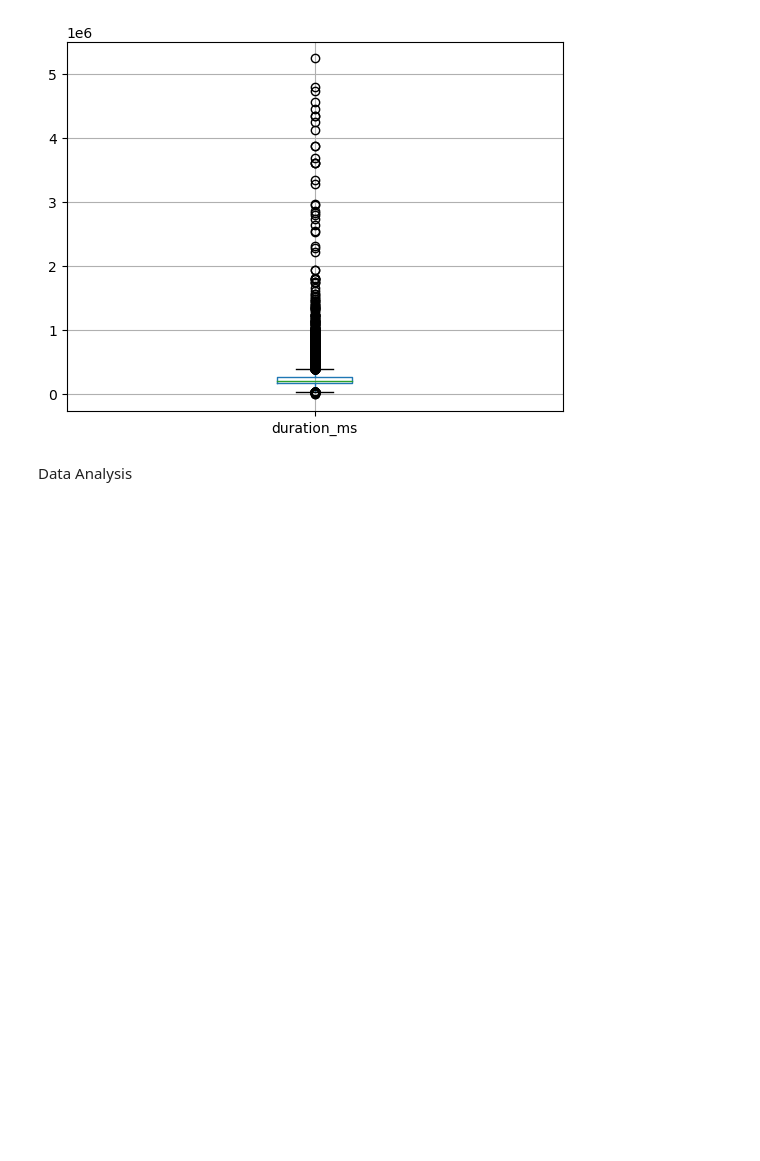
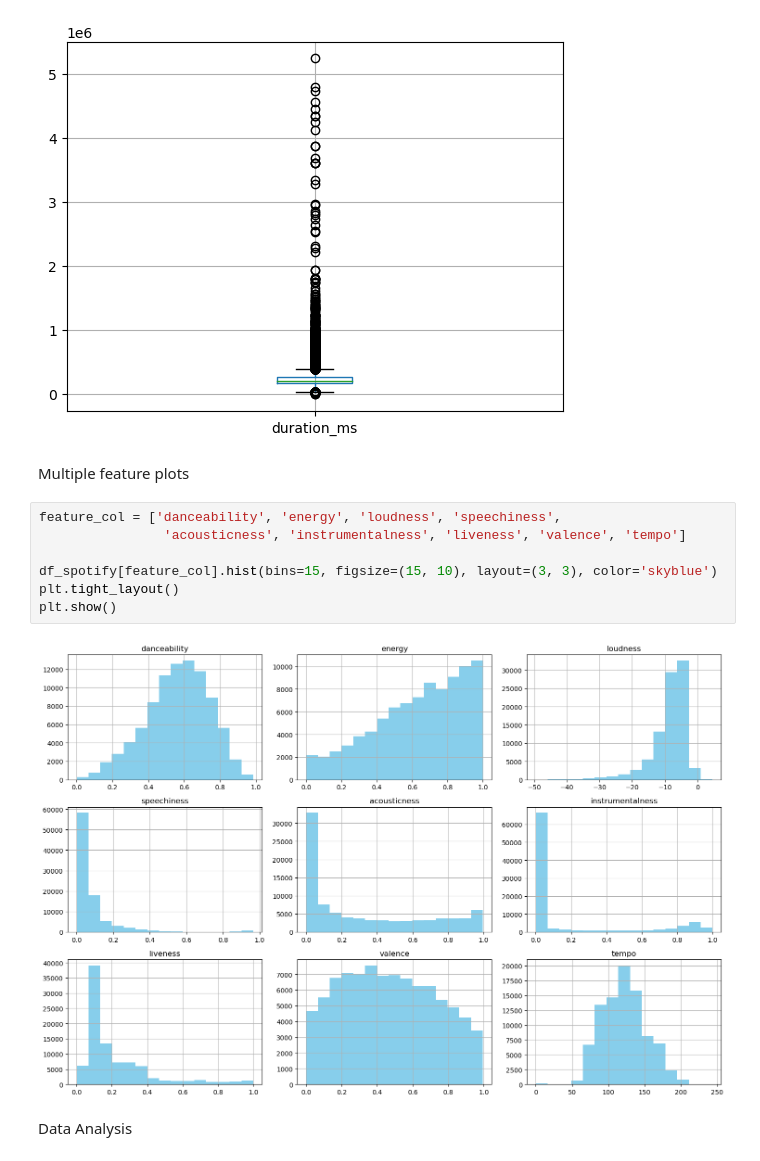
Before and after one commit to sslo12/Workshop_2_Airflow_ETL, a Jupyter notebook: Notebooks/EDA_spotify.ipynb, the cells around one changed output. Cells and saved outputs as stored; diff of their text form; blank space fills up the shorter version.

```diff
--- a/Notebooks/EDA_spotify.ipynb
+++ b/Notebooks/EDA_spotify.ipynb
@@ -119,6 +119,17 @@ df_spotify.boxplot(column='duration_ms')
 plt.show()
 # %% [output]
 [figure]
+# %% [markdown]
+Multiple feature plots
+# %%
+feature_col = ['danceability', 'energy', 'loudness', 'speechiness',
+                'acousticness', 'instrumentalness', 'liveness', 'valence', 'tempo']
+
+df_spotify[feature_col].hist(bins=15, figsize=(15, 10), layout=(3, 3), color='skyblue')
+plt.tight_layout()
+plt.show()
+# %% [output]
+[figure, added]
 # %% [markdown]
 Data Analysis
 # %% [markdown]
```
Also changed, not shown: parts of 4 cells of this notebook, 1 other file.
